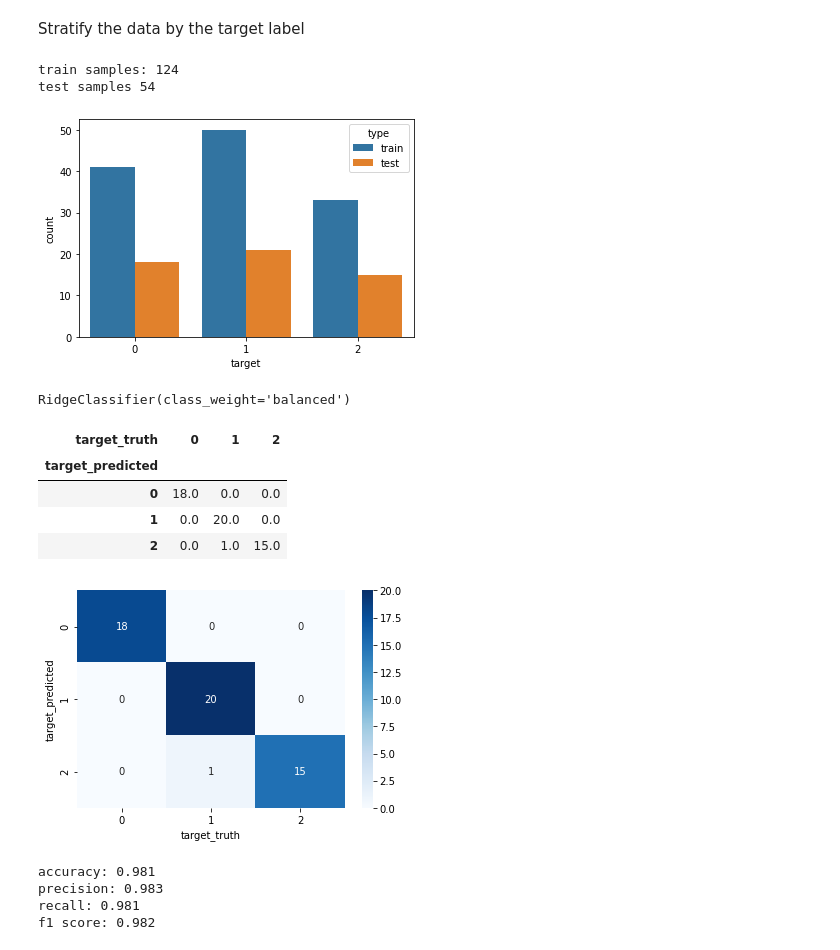
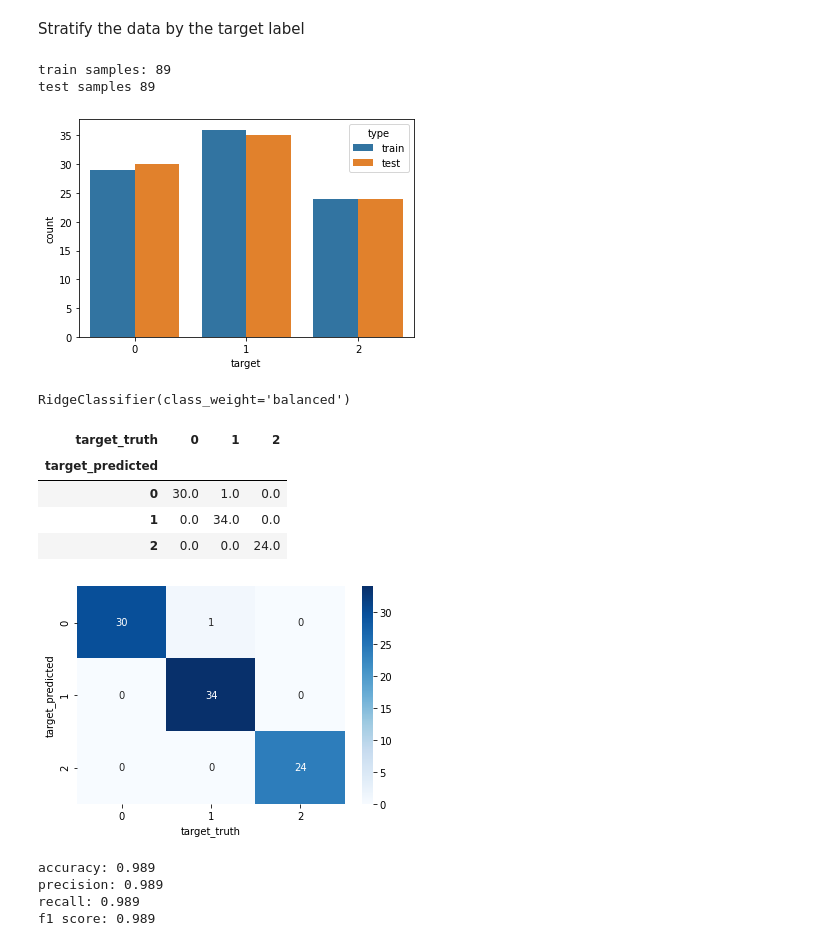
Before and after one commit to rueedlinger/machine-learning-snippets, a Jupyter notebook: notebooks/supervised/classification/linear/classification_ridge.ipynb, the cells around one changed output. Saved outputs shown, nothing was run; the diff lists cells and outputs as text; code cells hidden in the pictures.

```diff
--- a/notebooks/supervised/classification/linear/classification_ridge.ipynb
+++ b/notebooks/supervised/classification/linear/classification_ridge.ipynb
@@ -37,24 +37,24 @@ y = wine.target
 # %% [markdown]
 Stratify the data by the target label
 # %%
-X_train, X_test, y_train, y_test = model_selection.train_test_split(X, y, train_size=0.7, stratify=y)
+X_train, X_test, y_train, y_test = model_selection.train_test_split(X, y, train_size=0.5, stratify=y)
 
 df_train = pd.DataFrame(y_train, columns=['target'])
 df_train['type'] = 'train'
 
 df_test = pd.DataFrame(y_test, columns=['target'])
 df_test['type'] = 'test'
 
 df_set = df_train.append(df_test)
 
 _ = sns.countplot(x='target', hue='type', data=df_set)
 
 print('train samples:', len(X_train))
 print('test samples', len(X_test))
 # %% [output]
-train samples: 124
-test samples 54
+train samples: 89
+test samples 89
-[figure, old version]
+[figure, new version]
 # %%
 model = linear_model.RidgeClassifier(class_weight='balanced')
 model.fit(X_train, y_train)
@@ -72,20 +72,20 @@ truth_table
 # %% [output]
 | target_truth | 0 | 1 | 2 |
 | target_predicted |  |  |  |
-| 0 | 18.0 | 0.0 | 0.0 |
-| 1 | 0.0 | 20.0 | 0.0 |
-| 2 | 0.0 | 1.0 | 15.0 |
+| 0 | 30.0 | 1.0 | 0.0 |
+| 1 | 0.0 | 34.0 | 0.0 |
+| 2 | 0.0 | 0.0 | 24.0 |
 # %%
 _ = sns.heatmap(truth_table, annot=True, cmap="Blues")
 # %% [output]
-[figure, old version]
+[figure, new version]
 # %%
 print("accuracy: {:.3f}".format(metrics.accuracy_score(y_test, predicted)))
 print("precision: {:.3f}".format(metrics.precision_score(y_test, predicted, average='weighted')))
 print("recall: {:.3f}".format(metrics.recall_score(y_test, predicted, average='weighted')))
 print("f1 score: {:.3f}".format(metrics.f1_score(y_test, predicted, average='weighted')))
 # %% [output]
-accuracy: 0.981
-precision: 0.983
-recall: 0.981
-f1 score: 0.982
+accuracy: 0.989
+precision: 0.989
+recall: 0.989
+f1 score: 0.989
```
Also changed, not shown: 7 other files.
